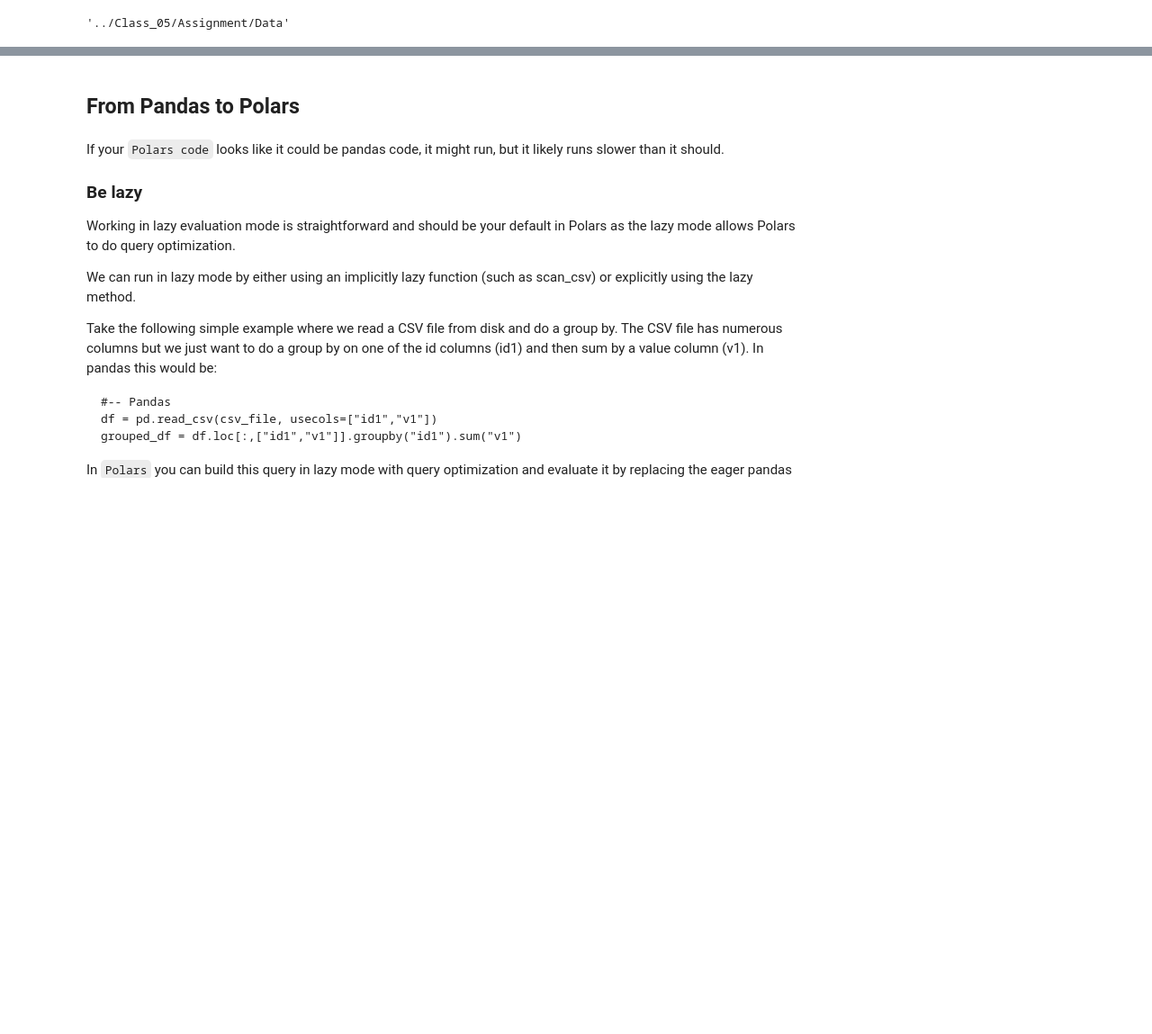
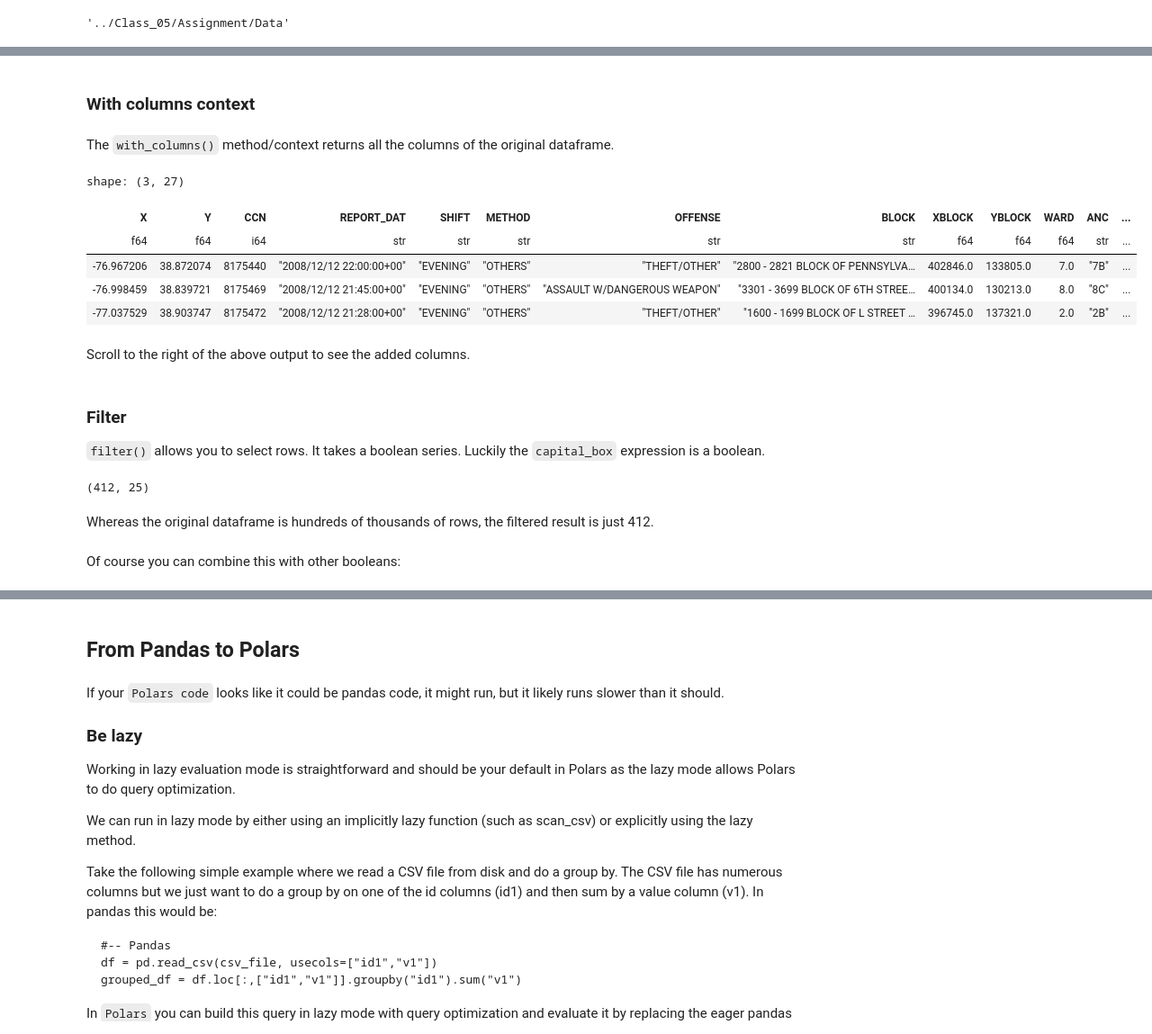
Before and after one commit to nebachadnassar/GWU-DNSC-4211, a Jupyter notebook: public/Class_07/Class_07.ipynb, the cells around one changed output, grey strips where cells are left out. Shown at 90% size. Cells and saved outputs as stored; diff of their text form; code cells hidden in the pictures; blank space fills up the shorter version.

```diff
--- a/public/Class_07/Class_07.ipynb
+++ b/public/Class_07/Class_07.ipynb
@@ -468,0 +356,12 @@ shape: (106_858, 25)
+# %%
+capital_box = pl.col('X').gt(-77.0150) & \
+              pl.col('X').lt(-77.0032) & \
+              pl.col('Y').gt(38.8853) & \
+              pl.col('Y').lt(38.8943)
+
+# or equivalently:
+
+capital_box = pl.col('X').is_between(-77.0150,-77.0032) & \
+              pl.col('Y').is_between(38.8853, 38.8943)
+
+capital_box
@@ -468,0 +390,30 @@ shape: (106_858, 25)
+# %% [markdown]
+### With columns context
+# %% [markdown]
+The `with_columns()` method/context returns all the columns of the original dataframe.
+# %%
+df.with_columns(
+            capital_box.alias('is_in_capital_box'),
+            (pl.col('CCN') / 5).alias('nonesense')
+         ).head(3)
+# %% [output]
+shape: (3, 27)
+| X | Y | CCN | REPORT_DAT | SHIFT | METHOD | OFFENSE | BLOCK | XBLOCK | YBLOCK | WARD | ANC | ... |
+| f64 | f64 | i64 | str | str | str | str | str | f64 | f64 | f64 | str | ... |
+| -76.967206 | 38.872074 | 8175440 | "2008/12/12 22:00:00+00" | "EVENING" | "OTHERS" | "THEFT/OTHER" | "2800 - 2821 BLOCK OF PENNSYLVA… | 402846.0 | 133805.0 | 7.0 | "7B" | ... |
+| -76.998459 | 38.839721 | 8175469 | "2008/12/12 21:45:00+00" | "EVENING" | "OTHERS" | "ASSAULT W/DANGEROUS WEAPON" | "3301 - 3699 BLOCK OF 6TH STREE… | 400134.0 | 130213.0 | 8.0 | "8C" | ... |
+| -77.037529 | 38.903747 | 8175472 | "2008/12/12 21:28:00+00" | "EVENING" | "OTHERS" | "THEFT/OTHER" | "1600 - 1699 BLOCK OF L STREET … | 396745.0 | 137321.0 | 2.0 | "2B" | ... |
+# %% [markdown]
+Scroll to the right of the above output to see the added columns.
+# %% [markdown]
+### Filter
+
+`filter()` allows you to select rows. It takes a boolean series. Luckily the `capital_box` expression is a boolean.
+# %%
+df.filter(capital_box).shape
+# %% [output]
+(412, 25)
+# %% [markdown]
+Whereas the original dataframe is hundreds of thousands of rows, the filtered result is just 412.
+# %% [markdown]
+Of course you can combine this with other booleans:
```
Also changed, not shown: parts of 53 cells of this notebook.
